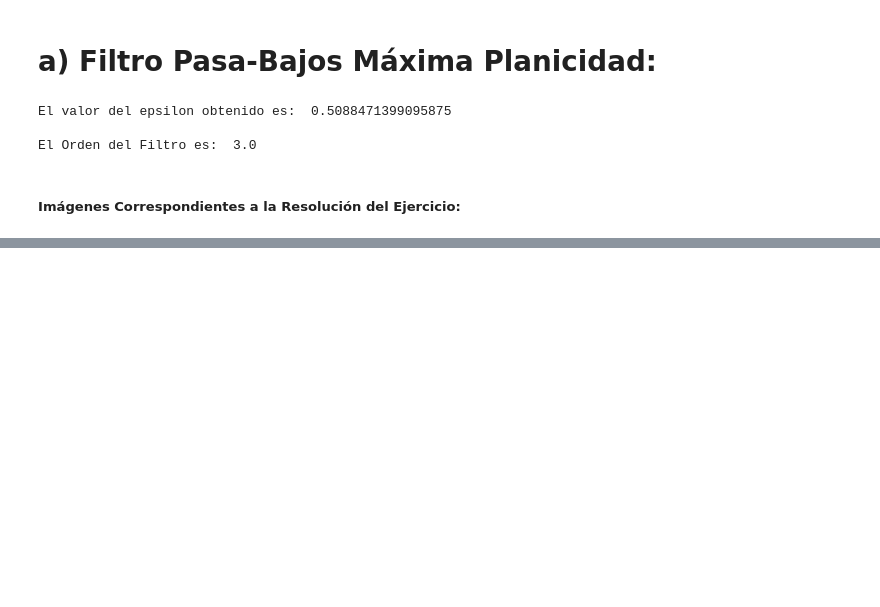
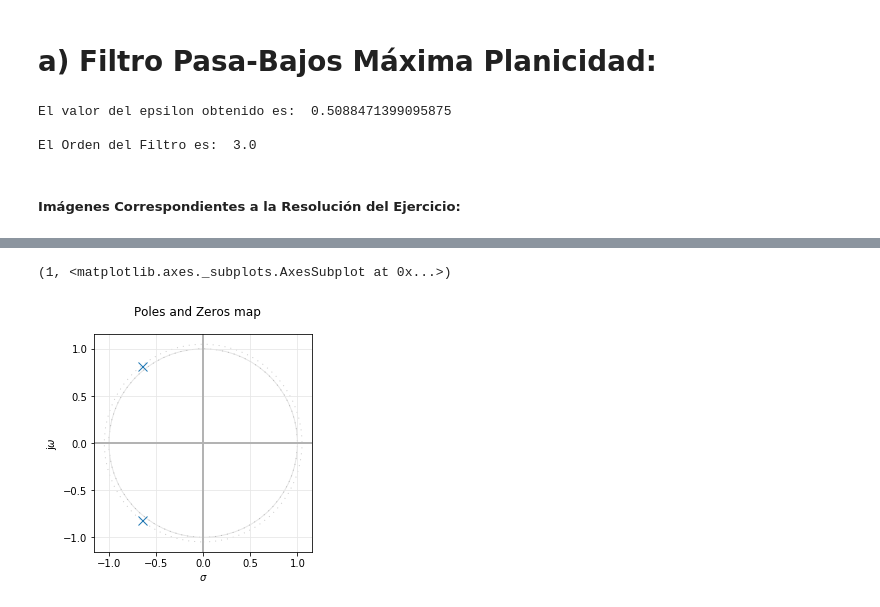
Before and after one commit to eotorresmolina/UTN-FRBA, a Jupyter notebook: TCII/Desafio/Desafío_TCII.ipynb, the cells around one changed output, grey strips where cells are left out. Saved outputs shown, nothing was run; the diff lists cells and outputs as text; code cells hidden in the pictures; blank space fills up the shorter version.

```diff
--- a/TCII/Desafio/Desafío_TCII.ipynb
+++ b/TCII/Desafio/Desafío_TCII.ipynb
@@ -65,0 +113,6 @@ El Orden del Filtro es:  3.0
+# %%
+# Diagrama de Polos y Ceros:
+pzmap (my_tf)
+# %% [output]
+(1, <matplotlib.axes._subplots.AxesSubplot at 0x...>)
+[figure, added]
```
Also changed, not shown: parts of 6 cells of this notebook, 1 other file.
